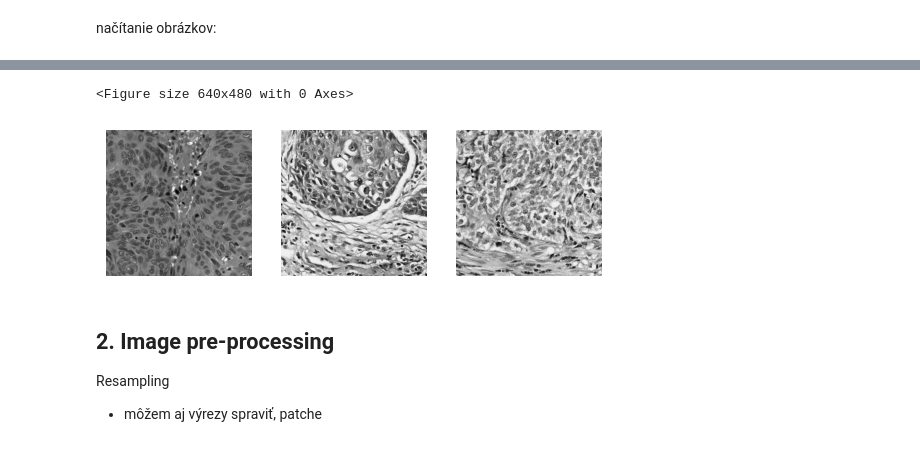
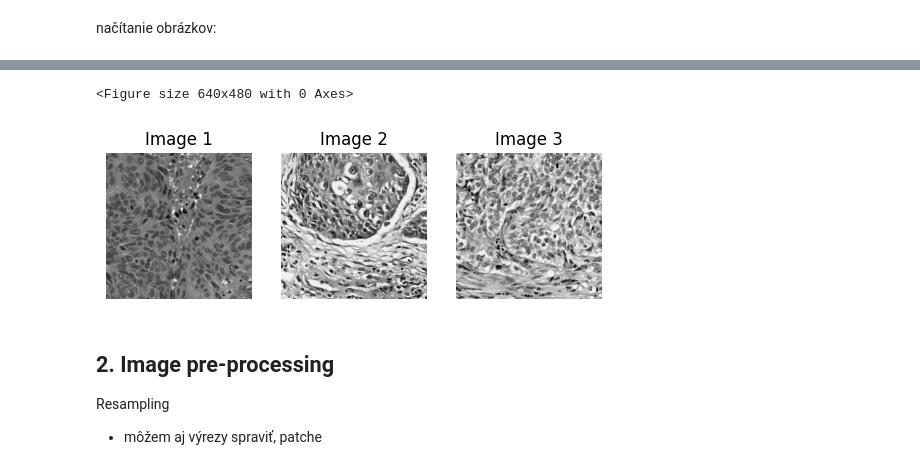
Before and after one commit to Matovic/Cell-segmentation-using-morphological-operations-and-image-filtrations, a Jupyter notebook: src/zadanie1.ipynb, the cells around one changed output, grey strips where cells are left out. Saved outputs shown, nothing was run; the diff lists cells and outputs as text; code cells hidden in the pictures.

Commit message:
Add original images figure

```diff
--- a/src/zadanie1.ipynb
+++ b/src/zadanie1.ipynb
@@ -34,5 +34,5 @@ Define function to show images:
 # %%
-def show_img(img, txt: str):
+def show_img(img: cv2.Mat, txt: str) -> None:
     """
     Show images
     :param: img - image
@@ -42,13 +42,14 @@ def show_img(img, txt: str):
     cv2.waitKey(0)
     cv2.destroyAllWindows()
 
-def resize_img(img, scale_percent: int):
+def resize_img(img: cv2.Mat, scale_percent: int) -> cv2.Mat:
     """
     Resizing images.
     :param: img - image
     :param: scale_percent - percent by which the image is resized
+    :return: Resized image
     """
-    # calculate the 50 percent of original dimensions
+    # calculate the scale percent of original dimensions
     width = int(img.shape[1] * scale_percent / 100)
     height = int(img.shape[0] * scale_percent / 100)
 
@@ -69,4 +70,8 @@ show_img(img2, 'image')
 show_img(img3, 'image')
 # %%
 img1_resize = resize_img(img1, 50)
+img2_resize = resize_img(img2, 50)
+img3_resize = resize_img(img3, 50)
 show_img(img1_resize, 'image')
+show_img(img2_resize, 'image')
+show_img(img3_resize, 'image')
@@ -73,7 +102,7 @@ show_img(img1_resize, 'image')
 # %%
 img1_grayscale = cv2.cvtColor(img1_resize, cv2.COLOR_BGR2GRAY)
-img2_grayscale = cv2.cvtColor(img2, cv2.COLOR_BGR2GRAY)
-img3_grayscale = cv2.cvtColor(img3, cv2.COLOR_BGR2GRAY)
+img2_grayscale = cv2.cvtColor(img2_resize, cv2.COLOR_BGR2GRAY)
+img3_grayscale = cv2.cvtColor(img3_resize, cv2.COLOR_BGR2GRAY)
 
 show_img(img1_grayscale, 'image')
 show_img(img2_grayscale, 'image')
@@ -81,20 +110,23 @@ show_img(img3_grayscale, 'image')
 # %%
 plt.figure()
 f, axarr = plt.subplots(1,3)
 
 axarr[0].imshow(img1_grayscale, cmap = 'gray')
 axarr[1].imshow(img2_grayscale, cmap = 'gray')
 axarr[2].imshow(img3_grayscale, cmap = 'gray')
 
+axarr[0].set_title('Image 1')
+axarr[1].set_title('Image 2')
+axarr[2].set_title('Image 3')
+
 axarr[0].axis('off')
 axarr[1].axis('off')
 axarr[2].axis('off')
 
 plt.show()
-# 255, 255, 0 -  R G B
 # %% [output]
 <Figure size 640x480 with 0 Axes>
-[figure, old version]
+[figure, new version]
 # %% [markdown]
 ## 2. Image pre-processing
 Resampling
```
Also changed, not shown: parts of 7 cells of this notebook, 2 other files.
